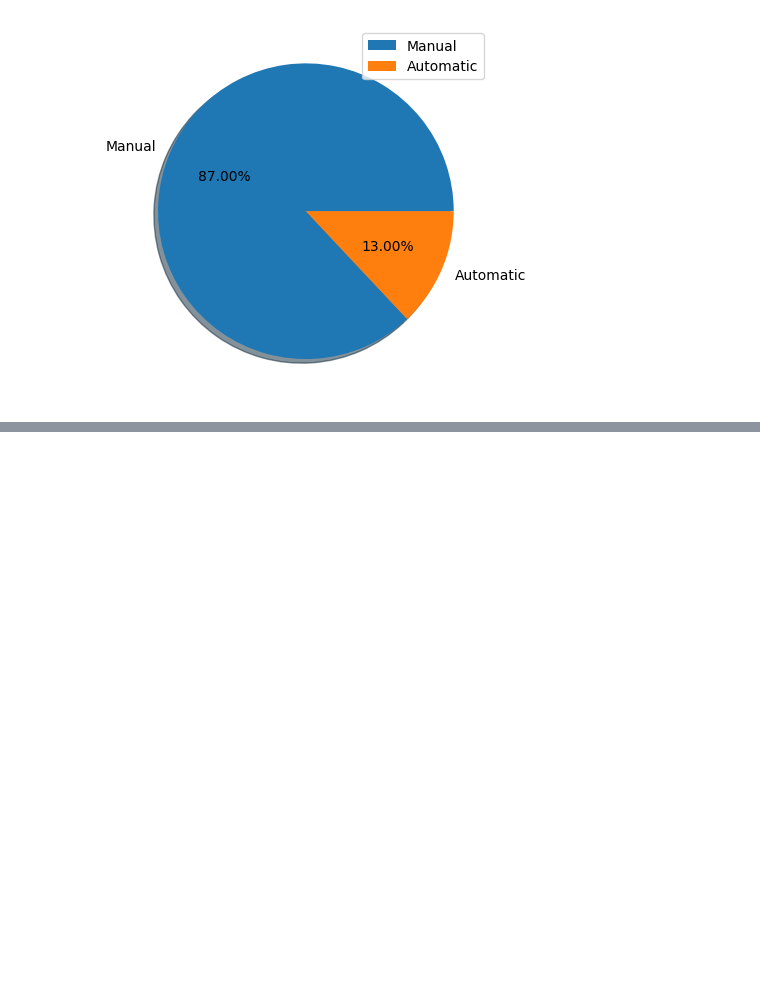
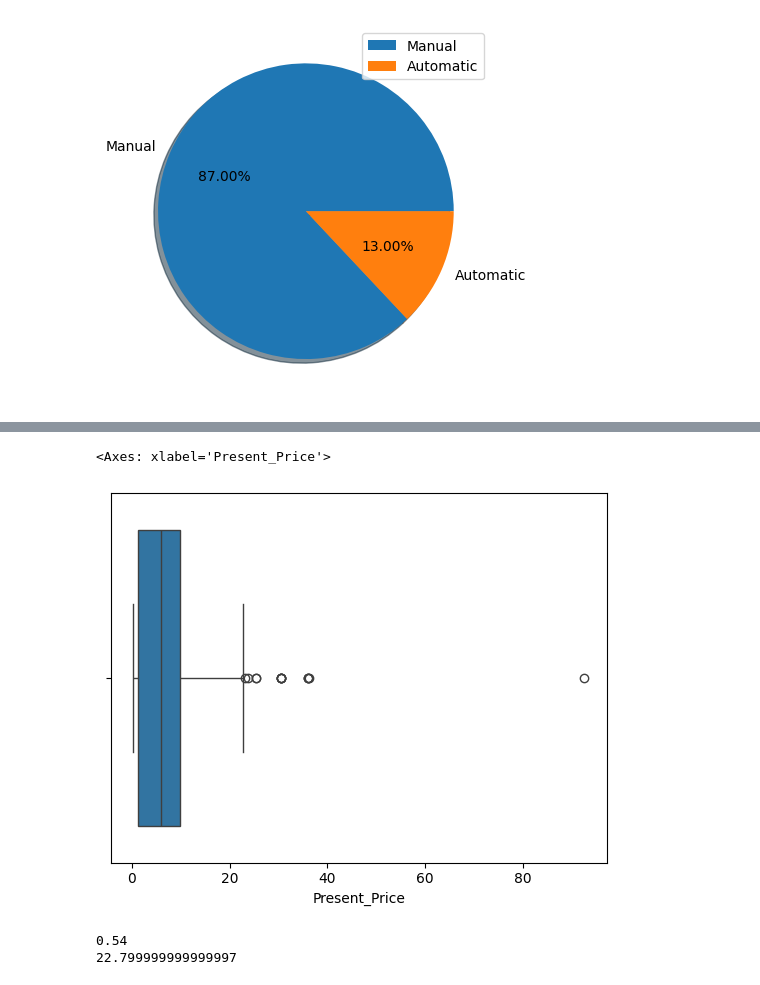
Before and after one commit to chetankhairnar05/Colab, a Jupyter notebook: class1.ipynb, the cells around one changed output, grey strips where cells are left out. Cells and saved outputs as stored; diff of their text form; code cells hidden in the pictures; blank space fills up the shorter version.

```diff
--- a/class1.ipynb
+++ b/class1.ipynb
@@ -275,0 +299,11 @@ plt.legend()
+# %%
+sns.boxplot(x = 'Present_Price',data = df)
+# %% [output]
+<Axes: xlabel='Present_Price'>
+[figure, added]
+# %%
+print(df['Present_Price'].quantile(0.05))
+print(df['Present_Price'].quantile(0.95))
+# %% [output]
+0.54
+22.799999999999997
```
Also changed, not shown: parts of 38 cells of this notebook.
